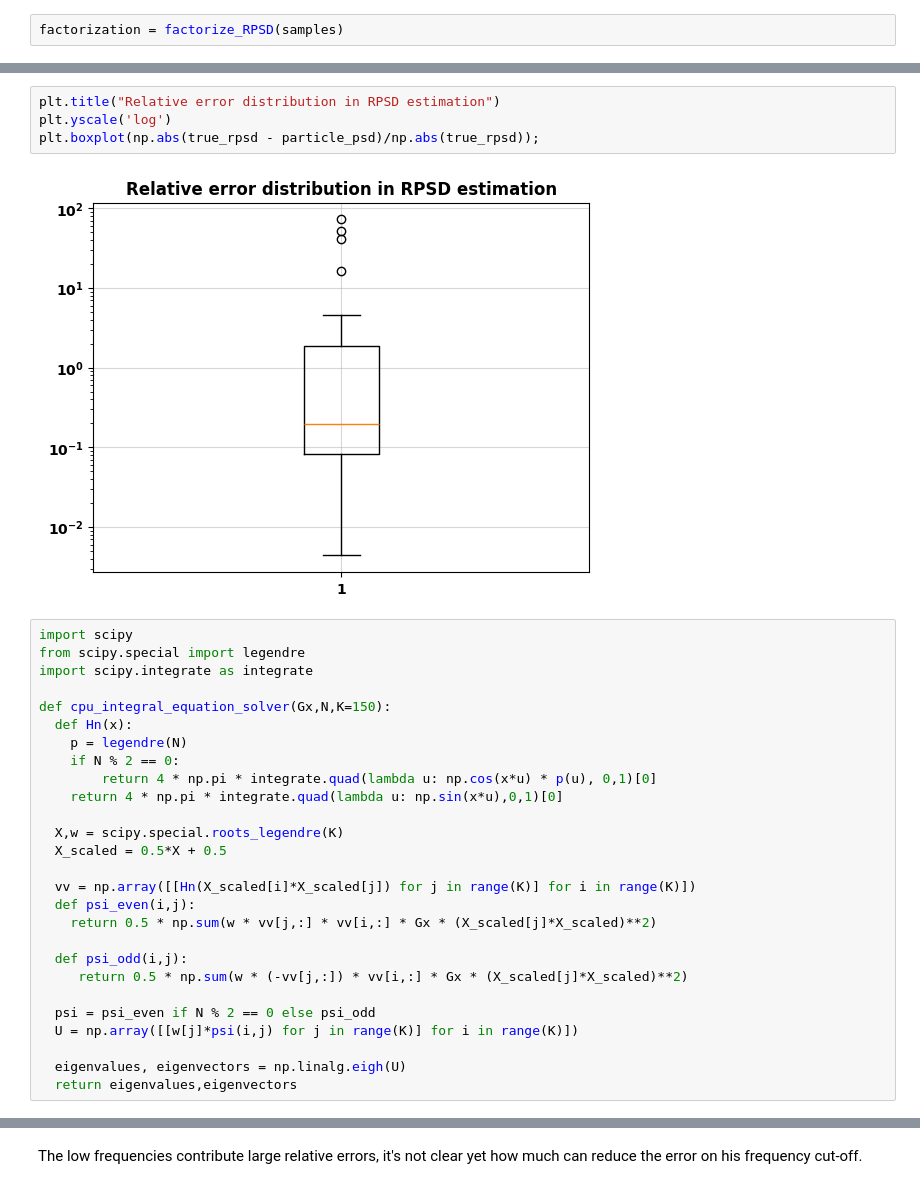
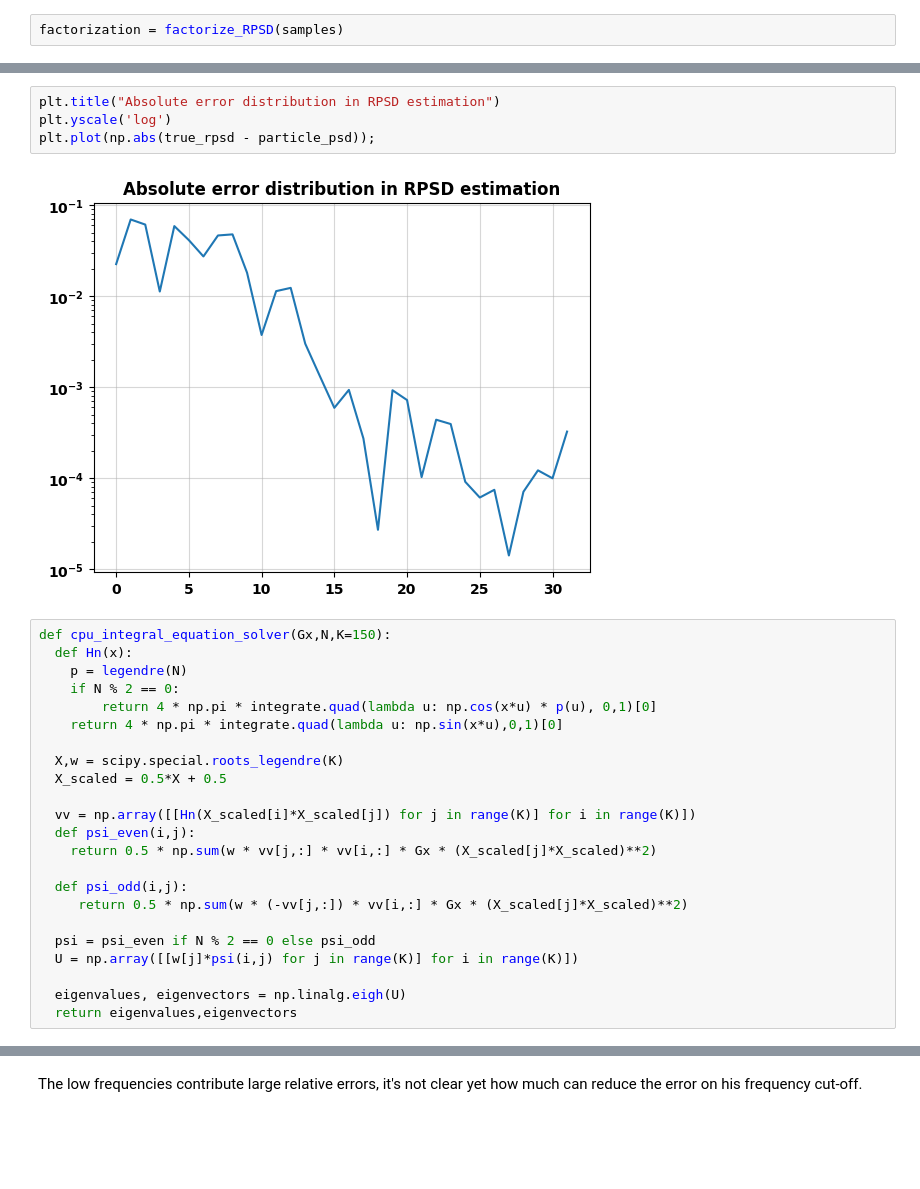
Before and after one commit to oppositecategory/3D_KLT, a Jupyter notebook: notebooks/simulation.ipynb, the cells around one changed output, grey strips where cells are left out. Cells and saved outputs as stored; diff of their text form; blank space fills up the shorter version.

```diff
--- a/notebooks/simulation.ipynb
+++ b/notebooks/simulation.ipynb
@@ -82,14 +88,10 @@ ax[1,1].legend();
 # %%
-plt.title("Relative error distribution in RPSD estimation")
+plt.title("Absolute error distribution in RPSD estimation")
 plt.yscale('log')
-plt.boxplot(np.abs(true_rpsd - particle_psd)/np.abs(true_rpsd));
+plt.plot(np.abs(true_rpsd - particle_psd));
 # %% [output]
-[figure, old version]
+[figure, new version]
 # %%
-import scipy
-from scipy.special import legendre
-import scipy.integrate as integrate
-
 def cpu_integral_equation_solver(Gx,N,K=150):
   def Hn(x):
     p = legendre(N)
```
Also changed, not shown: parts of 17 cells of this notebook.
